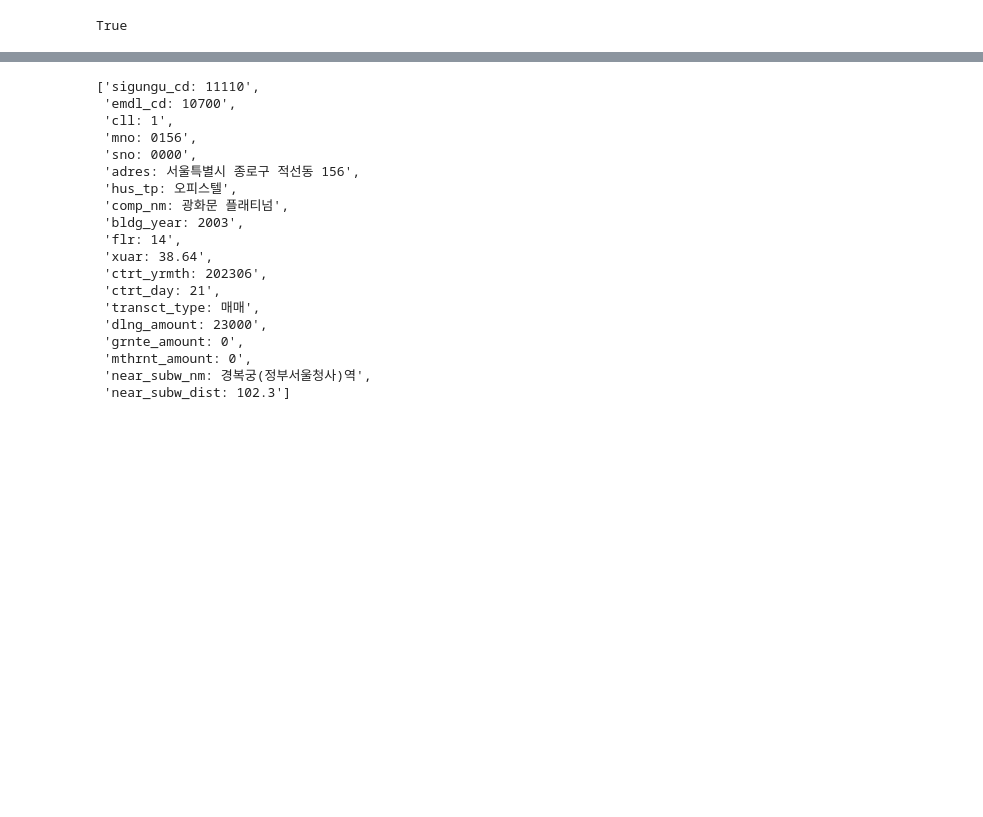
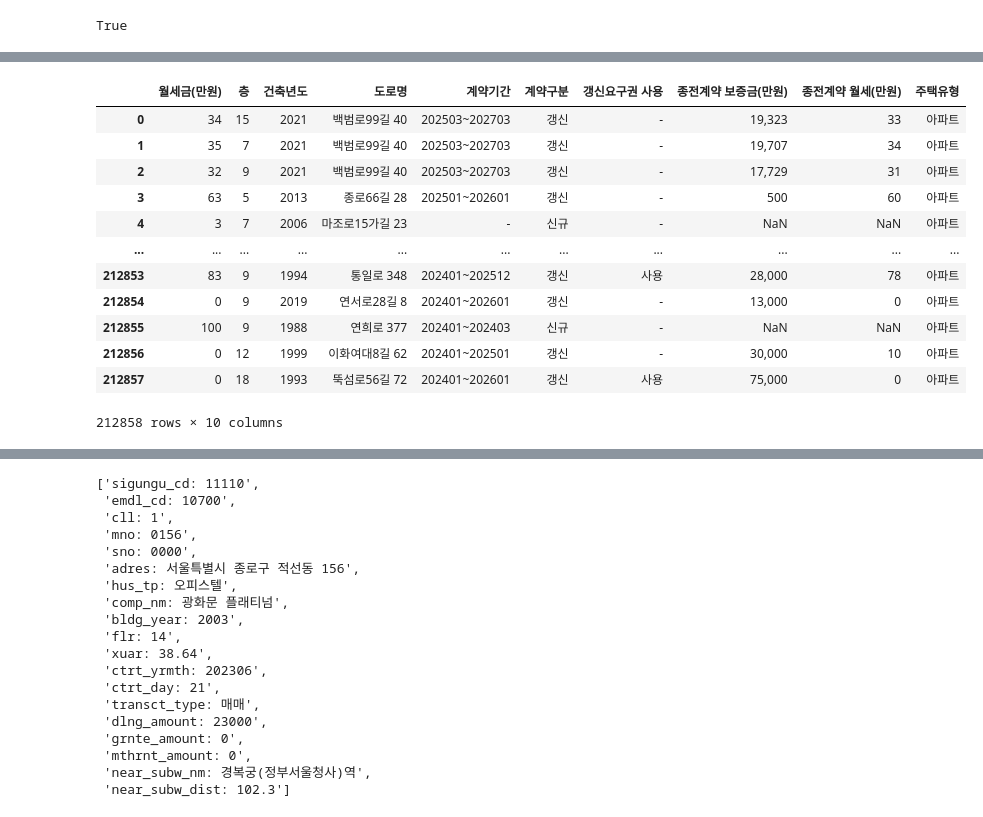
Before and after one commit to hwarange/langchain_rag, a Jupyter notebook: langchin_rag.ipynb, the cells around one changed output, grey strips where cells are left out. Cells and saved outputs as stored; diff of their text form; code cells hidden in the pictures; blank space fills up the shorter version.

```diff
--- a/langchin_rag.ipynb
+++ b/langchin_rag.ipynb
@@ -126,0 +160,17 @@ True
+# %%
+df.filter(items=['월세금(만원)', '층', '건축년도', '도로명', '계약기간', '계약구분', '갱신요구권 사용',
+       '종전계약 보증금(만원)', '종전계약 월세(만원)', '주택유형'])
+# %% [output]
+|  | 월세금(만원) | 층 | 건축년도 | 도로명 | 계약기간 | 계약구분 | 갱신요구권 사용 | 종전계약 보증금(만원) | 종전계약 월세(만원) | 주택유형 |
+| 0 | 34 | 15 | 2021 | 백범로99길 40 | 202503~202703 | 갱신 | - | 19,323 | 33 | 아파트 |
+| 1 | 35 | 7 | 2021 | 백범로99길 40 | 202503~202703 | 갱신 | - | 19,707 | 34 | 아파트 |
+| 2 | 32 | 9 | 2021 | 백범로99길 40 | 202503~202703 | 갱신 | - | 17,729 | 31 | 아파트 |
+| 3 | 63 | 5 | 2013 | 종로66길 28 | 202501~202601 | 갱신 | - | 500 | 60 | 아파트 |
+| 4 | 3 | 7 | 2006 | 마조로15가길 23 | - | 신규 | - | NaN | NaN | 아파트 |
+| ... | ... | ... | ... | ... | ... | ... | ... | ... | ... | ... |
+| 212853 | 83 | 9 | 1994 | 통일로 348 | 202401~202512 | 갱신 | 사용 | 28,000 | 78 | 아파트 |
+| 212854 | 0 | 9 | 2019 | 연서로28길 8 | 202401~202601 | 갱신 | - | 13,000 | 0 | 아파트 |
+| 212855 | 100 | 9 | 1988 | 연희로 377 | 202401~202403 | 신규 | - | NaN | NaN | 아파트 |
+| 212856 | 0 | 12 | 1999 | 이화여대8길 62 | 202401~202501 | 갱신 | - | 30,000 | 10 | 아파트 |
+| 212857 | 0 | 18 | 1993 | 뚝섬로56길 72 | 202401~202601 | 갱신 | 사용 | 75,000 | 0 | 아파트 |
+212858 rows × 10 columns
```
Also changed, not shown: parts of 13 cells of this notebook.
